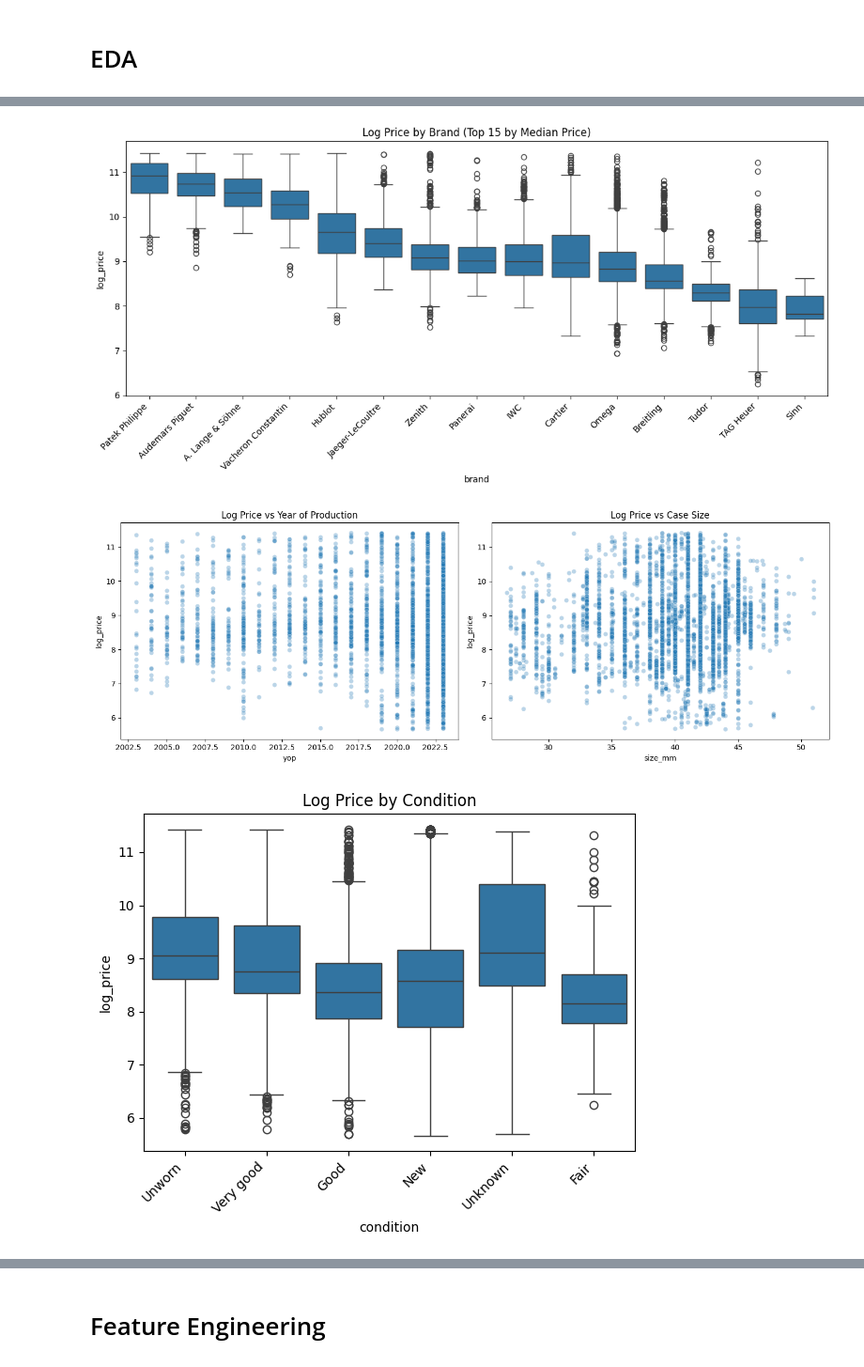
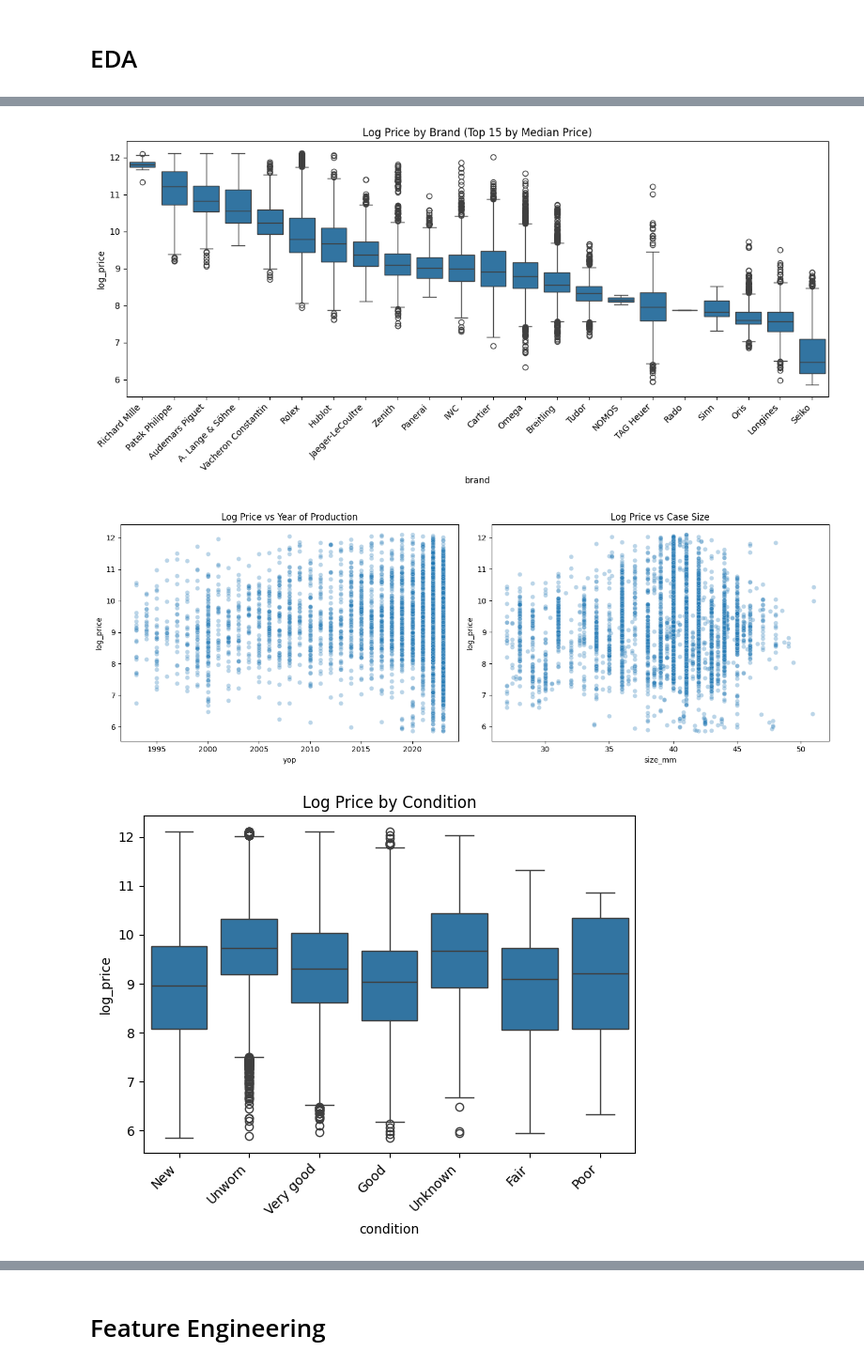
Before and after one commit to Glazochek/chrono24_price_prediction, a Jupyter notebook: notebooks/EDA.ipynb, the cells around one changed output, grey strips where cells are left out. Shown at 94% size. Saved outputs shown, nothing was run; the diff lists cells and outputs as text; code cells hidden in the pictures.

```diff
--- a/notebooks/EDA.ipynb
+++ b/notebooks/EDA.ipynb
@@ -84,7 +84,7 @@ df['yop'] = pd.to_numeric(df['yop'].str.extract(r'(\d{4})')[0], errors='coerce')
 df['size_mm'] = pd.to_numeric(df['size'].str.extract(r'(\d+\.?\d*)')[0], errors='coerce')
 df = df.drop(columns=['size'])
 
-for col in ['sex', 'condition', 'model', 'brand']:
+for col in ['sex', 'condition', 'model', 'brand', 'mvmt']:
     df[col] = df[col].fillna('Unknown')
 
 df = df.drop_duplicates(subset=['name', 'ref', 'price', 'brand'], keep='first')
@@ -113,7 +113,7 @@ bracem        62.34
 max      2.724317e+12
 Name: size_mm, dtype: float64
 # %%
-key_cols = ['price', 'brand', 'mvmt', 'casem', 'bracem']
+key_cols = ['price', 'casem', 'bracem', 'ref']
 
 before_rows = len(df)
 df = df.copy()
@@ -129,10 +128,0 @@ Rows removed: 180585
-# %%
-print(f"Full dataset: {len(df)}")
-
-df = df[
-    (df['casem'] != 'Unknown') &
-    (df['bracem'] != 'Unknown') &
-    (df['mvmt'] != 'Unknown')
-].copy()
-
-print(f"Complete-info subset: {len(df)}")
@@ -230,21 +217 @@ yop         -1.848910
 dtype: float64
-# %%
-brand_counts = df['brand'].value_counts()
-rare_brands = brand_counts[brand_counts < 25].index
-print(f"Rare brands to remove: {rare_brands.tolist()}")
-
-before_rows = len(df)
-df = df[~df['brand'].isin(rare_brands)]
-print(f"Rows removed by rare brand filtering: {before_rows - len(df)}")
-
-condition_counts = df['condition'].value_counts()
-rare_conditions = condition_counts[condition_counts < 50].index
-print(f"\nRare conditions to remove: {rare_conditions.tolist()}")
-
-before_rows = len(df)
-df = df[~df['condition'].isin(rare_conditions)]
-print(f"Rows removed by rare condition filtering: {before_rows - len(df)}")
-
-print(f"\nFinal shape: {df.shape}")
-print(f"\nBrand counts after filtering:\n{df['brand'].value_counts()}")
-print(f"\nCondition counts after filtering:\n{df['condition'].value_counts()}")
@@ -298,7 +302,6 @@ print(top_25)
 # %% [markdown]
 # EDA
 # %%
-# @title
 import matplotlib.pyplot as plt
 import seaborn as sns
 
@@ -326,7 +329,7 @@ axes[1, 1].set_title('Sex Distribution')
 plt.tight_layout()
 plt.show()
 
-top_brands = df.groupby('brand')['price'].median().sort_values(ascending=False).head(15).index
+top_brands = df.groupby('brand')['price'].median().sort_values(ascending=False).head(25).index
 plt.figure(figsize=(12, 6))
 sns.boxplot(data=df[df['brand'].isin(top_brands)], x='brand', y='log_price', order=top_brands)
 plt.xticks(rotation=45, ha='right')
@@ -348,12 +351,4 @@ plt.xticks(rotation=45, ha='right')
 plt.title('Log Price by Condition')
 plt.tight_layout()
 plt.show()
-
-numeric_cols = ['price', 'log_price', 'yop', 'size_mm']
-corr = df[numeric_cols].corr()
-plt.figure(figsize=(6, 5))
-sns.heatmap(corr, annot=True, cmap='coolwarm', center=0)
-plt.title('Correlation Heatmap')
-plt.tight_layout()
-plt.show()
 # %% [output]
@@ -362,3 +357,3 @@ plt.show()
-[figure, old version]
+[figure, new version]
-[figure, old version]
+[figure, new version]
-[figure, old version]
+[figure, new version]
```
Also changed, not shown: parts of 44 cells of this notebook.
